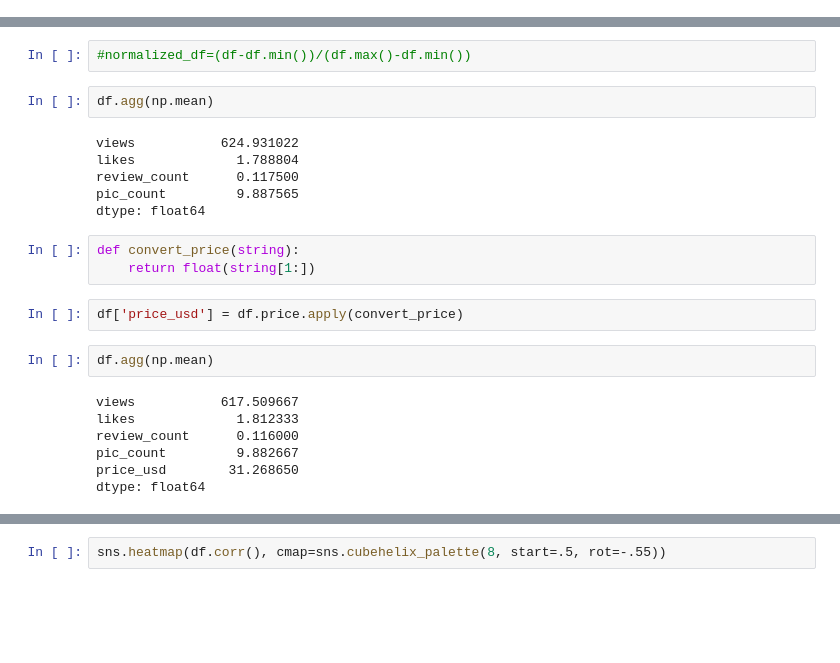
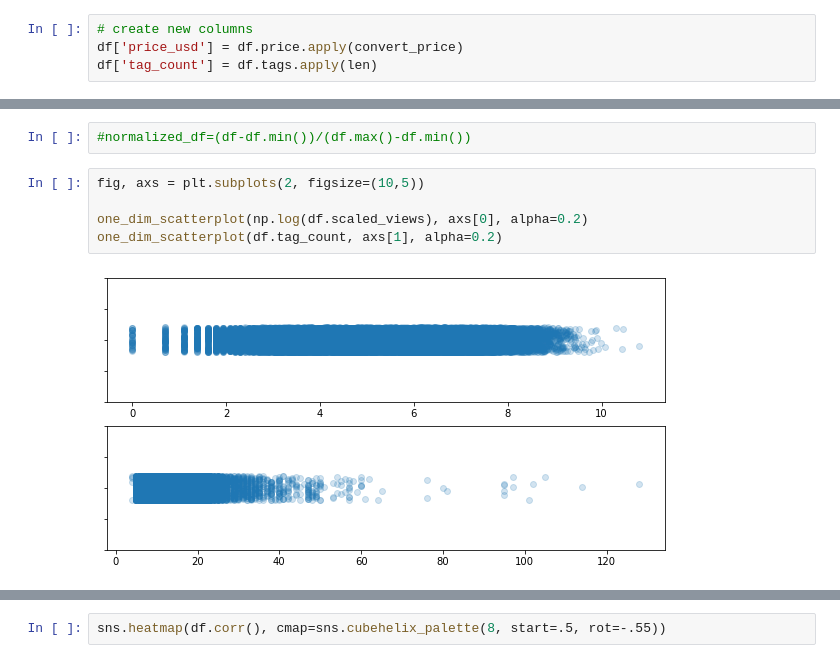
Before and after one commit to andrewmmeans/modeling_the_modelers, a Jupyter notebook: notebooks/analysis.ipynb, the cells around one changed output, grey strips where cells are left out. Drawn from its saved outputs; the diff is of its cells as text; blank space fills up the shorter version.

```diff
--- a/notebooks/analysis.ipynb
+++ b/notebooks/analysis.ipynb
@@ -20,0 +101,4 @@ df = pd.concat(dfs)
+# %%
+# create new columns
+df['price_usd'] = df.price.apply(convert_price)
+df['tag_count'] = df.tags.apply(len)
@@ -21,24 +162,9 @@ df = pd.concat(dfs)
 # %%
 #normalized_df=(df-df.min())/(df.max()-df.min())
-# %%
-df.agg(np.mean)
-# %% [output]
-views           624.931022
-likes             1.788804
-review_count      0.117500
-pic_count         9.887565
-dtype: float64
-# %%
-def convert_price(string):
-    return float(string[1:])
-# %%
-df['price_usd'] = df.price.apply(convert_price)
-# %%
-df.agg(np.mean)
-# %% [output]
-views           617.509667
-likes             1.812333
-review_count      0.116000
-pic_count         9.882667
-price_usd        31.268650
-dtype: float64
+# %%
+fig, axs = plt.subplots(2, figsize=(10,5))
+
+one_dim_scatterplot(np.log(df.scaled_views), axs[0], alpha=0.2)
+one_dim_scatterplot(df.tag_count, axs[1], alpha=0.2)
+# %% [output]
+[figure, added]
```
Also changed, not shown: parts of 32 cells of this notebook.
